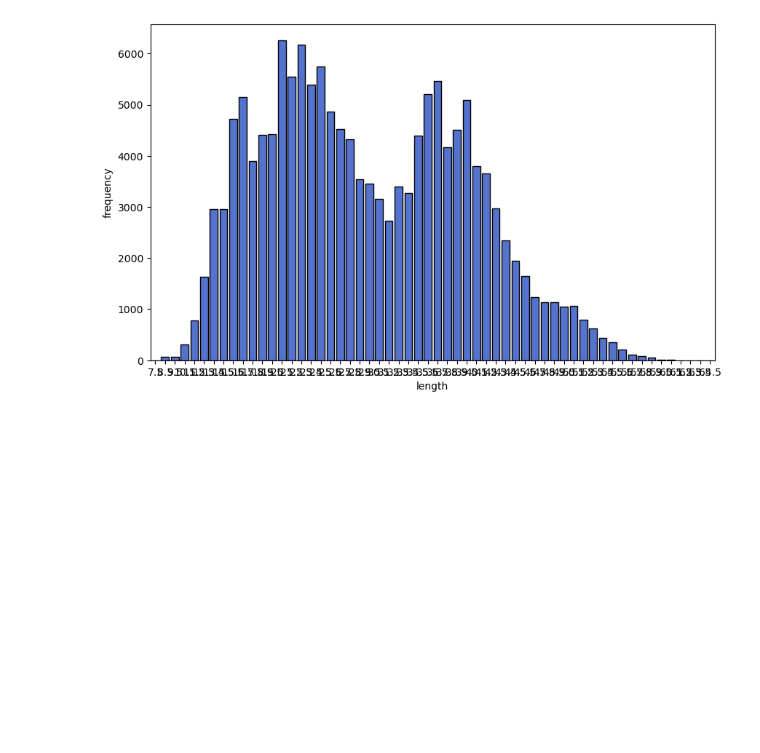
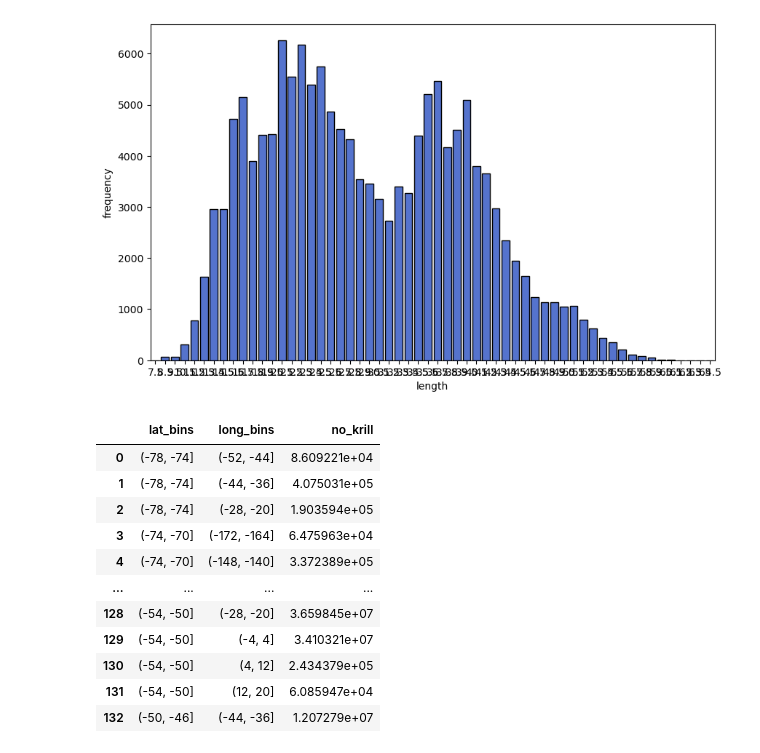
Before and after one commit to bethcandish/Antarctic_Krill, a Jupyter notebook: model_plots.ipynb, the cells around one changed output. Cells and saved outputs as stored; diff of their text form; code cells hidden in the pictures; blank space fills up the shorter version.

```diff
--- a/model_plots.ipynb
+++ b/model_plots.ipynb
@@ -1079,3 +1244,85 @@ sns.barplot(data=krill_length_clean, x='length', y='frequency', color='royalblue
 58
 <Axes: xlabel='length', ylabel='frequency'>
 [figure]
+# %%
+import pandas as pd
+import numpy as np
+
+# Load the data
+krillbase = pd.read_csv("krillbase/krillbase_data.csv", encoding="ISO-8859-1")
+
+# Replace non-numeric entries in 'STANDARDISED_KRILL_UNDER_1M2' column with NaN
+krillbase['STANDARDISED_KRILL_UNDER_1M2'] = pd.to_numeric(krillbase['STANDARDISED_KRILL_UNDER_1M2'], errors='coerce')
+
+# Drop rows where 'STANDARDISED_KRILL_UNDER_1M2' is NaN
+krillbase = krillbase.dropna(subset=['STANDARDISED_KRILL_UNDER_1M2'])
+
+# Round the values to 2 decimal places to reduce uniqueness
+krillbase['STANDARDISED_KRILL_UNDER_1M2'] = krillbase['STANDARDISED_KRILL_UNDER_1M2'].round(2)
+
+# Create latitude and longitude bins
+latitude_bins = np.arange(-90, 90 + 4, 4)
+longitude_bins = np.arange(-180, 180 + 8, 8)
+
+# Create the binning and label each row
+krillbase['lat_bins'] = pd.cut(krillbase['LATITUDE'], bins=latitude_bins)
+krillbase['long_bins'] = pd.cut(krillbase['LONGITUDE'], bins=longitude_bins)
+
+# Function to calculate the area of a bin (in square km)
+def calculate_area(lat_bin, long_bin):
+    # Get the bin edges
+    lat_min = lat_bin.left
+    lat_max = lat_bin.right
+    long_min = long_bin.left
+    long_max = long_bin.right
+
+    # Approximate length of one degree of latitude in km (approximately 111 km)
+    lat_length = 111  # km
+
+    # Calculate the average latitude to account for the varying size of longitude
+    avg_lat = (lat_min + lat_max) / 2
+    # Length of one degree of longitude in km at the average latitude
+    long_length = 111.32 * np.cos(np.radians(avg_lat))  # km
+
+    # Area of the bin: width (longitude) * height (latitude)
+    area = lat_length * (lat_max - lat_min) * long_length * (long_max - long_min)
+    return area
+
+# Apply the calculate_area function to each row
+krillbase['Area_km2'] = krillbase.apply(lambda row: calculate_area(row['lat_bins'], row['long_bins']), axis=1)
+
+
+
+#add a column with the average standardised krill under 1m2 in each bin
+krillbase['mean_standardised'] = krillbase.groupby(['lat_bins', 'long_bins'])['STANDARDISED_KRILL_UNDER_1M2'].transform('mean')
+
+# Check the first few rows to verify
+
+krillbase['no_krill'] = krillbase['Area_km2'] * krillbase['mean_standardised']
+
+
+# Now, create a new DataFrame that only contains the bins and total number of krill for each bin
+krill_summary = krillbase.groupby(['lat_bins', 'long_bins'])['no_krill'].sum().reset_index()
+
+# Display the summary DataFrame
+
+#drop the rows with zero krill
+krill_summary = krill_summary[krill_summary['no_krill'] != 0]
+
+#reset index
+krill_summary.reset_index(drop=True, inplace=True)
+
+krill_summary
+# %% [output]
+|  | lat_bins | long_bins | no_krill |
+| 0 | (-78, -74] | (-52, -44] | 8.609221e+04 |
+| 1 | (-78, -74] | (-44, -36] | 4.075031e+05 |
+| 2 | (-78, -74] | (-28, -20] | 1.903594e+05 |
+| 3 | (-74, -70] | (-172, -164] | 6.475963e+04 |
+| 4 | (-74, -70] | (-148, -140] | 3.372389e+05 |
+| ... | ... | ... | ... |
+| 128 | (-54, -50] | (-28, -20] | 3.659845e+07 |
+| 129 | (-54, -50] | (-4, 4] | 3.410321e+07 |
+| 130 | (-54, -50] | (4, 12] | 2.434379e+05 |
+| 131 | (-54, -50] | (12, 20] | 6.085947e+04 |
+| 132 | (-50, -46] | (-44, -36] | 1.207279e+07 |
```
Also changed, not shown: parts of 6 cells of this notebook, 2 other files.
